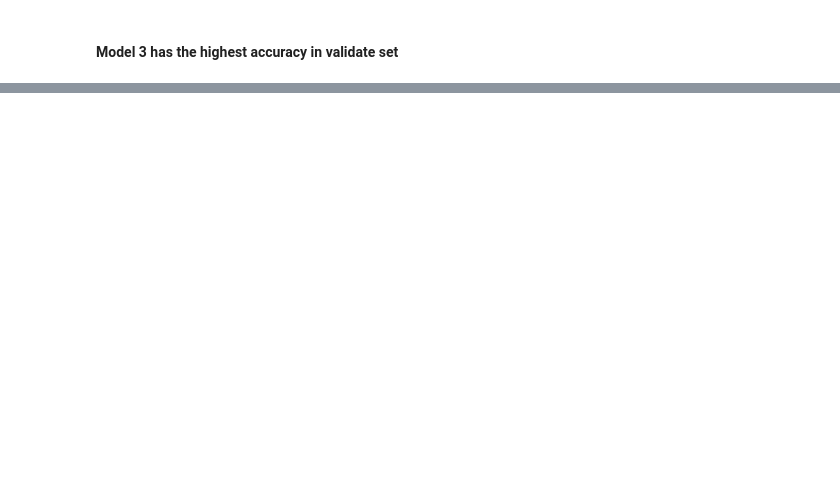
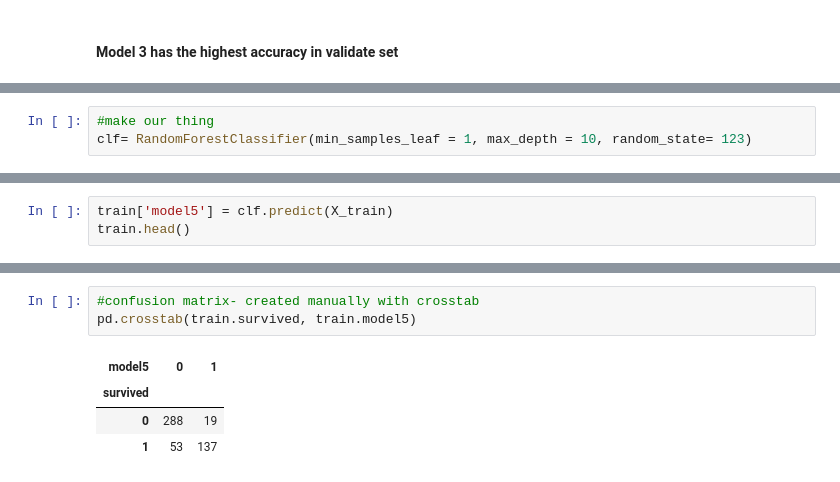
Before and after one commit to natasharivers/Classifications, a Jupyter notebook: model.ipynb, the cells around one changed output, grey strips where cells are left out. Drawn from its saved outputs; the diff is of its cells as text; blank space fills up the shorter version.

```diff
--- a/model.ipynb
+++ b/model.ipynb
@@ -288,0 +294,3 @@ model3 score: 73.83%
+# %%
+#make our thing
+clf= RandomForestClassifier(min_samples_leaf = 1, max_depth = 10, random_state= 123)
@@ -288,0 +315,3 @@ model3 score: 73.83%
+# %%
+train['model5'] = clf.predict(X_train)
+train.head()
@@ -288,0 +325,8 @@ model3 score: 73.83%
+# %%
+#confusion matrix- created manually with crosstab
+pd.crosstab(train.survived, train.model5)
+# %% [output]
+| model5 | 0 | 1 |
+| survived |  |  |
+| 0 | 288 | 19 |
+| 1 | 53 | 137 |
```
Also changed, not shown: parts of 82 cells of this notebook.
